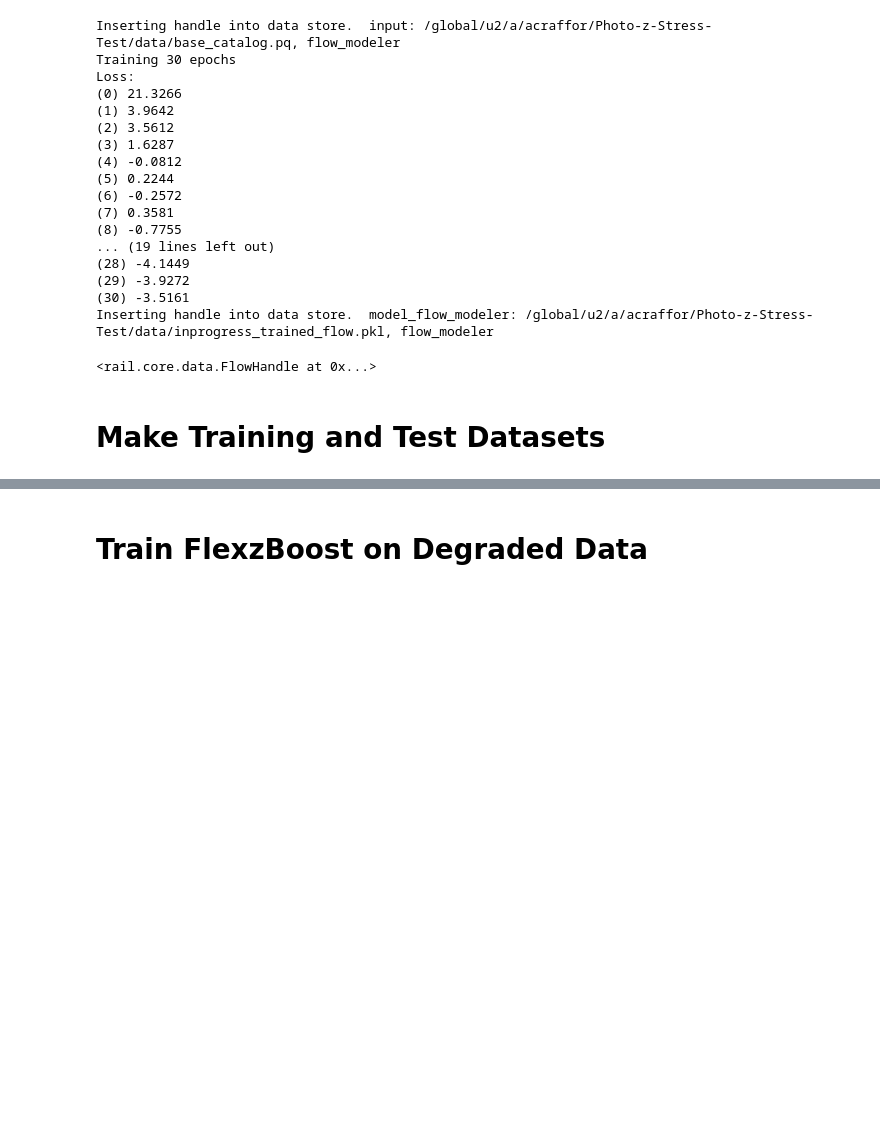
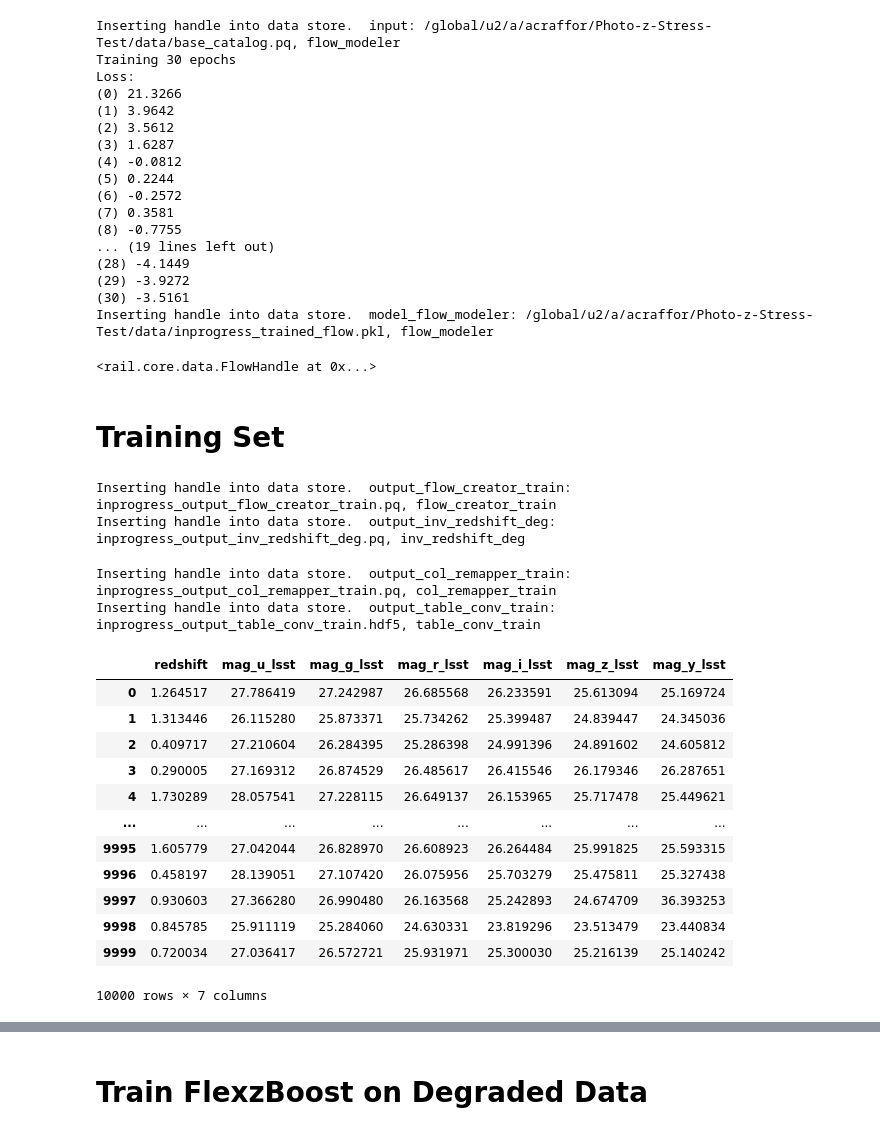
Before and after one commit to alice-crafford/Photo-z-Stress-Test, a Jupyter notebook: Learning-to-Use-Golden_Spike.ipynb, the cells around one changed output, grey strips where cells are left out. Saved outputs shown, nothing was run; the diff lists cells and outputs as text; code cells hidden in the pictures; blank space fills up the shorter version.

```diff
--- a/Learning-to-Use-Golden_Spike.ipynb
+++ b/Learning-to-Use-Golden_Spike.ipynb
@@ -94,7 +94,7 @@ Loss:
 Inserting handle into data store.  model_flow_modeler: /global/u2/a/acraffor/Photo-z-Stress-Test/data/inprogress_trained_flow.pkl, flow_modeler
 <rail.core.data.FlowHandle at 0x...>
 # %% [markdown]
-# Make Training and Test Datasets
+# Training Set
 # %%
 #take a sample of 10,000 galaxies from the model created above to use as a training set
 flow_creator_train = FlowCreator.make_stage(
@@ -108,27 +108,13 @@ flow_creator_train = FlowCreator.make_stage(
 control_train_data = flow_creator_train.sample(10000, 1235)
 
 # the inverse redshift degrader stage
-inv_redshift = InvRedshiftIncompleteness.make_stage(
-    name='inv_redshift',
+inv_redshift_deg = InvRedshiftIncompleteness.make_stage(
+    name='inv_redshift_deg',
     pivot_redshift=1.0,
 )
 
-deg_train_data =
-
-#take a sample of 100,000 galaxies from the model created above to use as a test set
-flow_creator_test = FlowCreator.make_stage(
-    name='flow_creator_test',
-    model=flow_modeler.get_handle("model"),
-    n_samples=100000,
-    seed=1235,
-)
-
-control_test_data =
-
-lsst_error_model_train = LSSTErrorModel.make_stage(
-    name='lsst_error_model_train',
-    bandNames=band_dict,
-    seed=29,
-)
-
-deg_test_data =
+#degraded training set, using inverse redshift degrader
+deg_train_data = inv_redshift_deg(control_train_data)
+# %% [output]
+Inserting handle into data store.  output_flow_creator_train: inprogress_output_flow_creator_train.pq, flow_creator_train
+Inserting handle into data store.  output_inv_redshift_deg: inprogress_output_inv_redshift_deg.pq, inv_redshift_deg
@@ -134,0 +132,25 @@ deg_test_data =
+# %%
+#actually make the tables:
+
+#un-degraded training data
+control_train_data_pq = col_remapper(control_train_data)
+table_1_data = table_conv(control_train_data_pq)
+
+table_1 = tables_io.convertObj(table_1_data.data, tables_io.types.PD_DATAFRAME)
+table_1
+# %% [output]
+Inserting handle into data store.  output_col_remapper_train: inprogress_output_col_remapper_train.pq, col_remapper_train
+Inserting handle into data store.  output_table_conv_train: inprogress_output_table_conv_train.hdf5, table_conv_train
+|  | redshift | mag_u_lsst | mag_g_lsst | mag_r_lsst | mag_i_lsst | mag_z_lsst | mag_y_lsst |
+| 0 | 1.264517 | 27.786419 | 27.242987 | 26.685568 | 26.233591 | 25.613094 | 25.169724 |
+| 1 | 1.313446 | 26.115280 | 25.873371 | 25.734262 | 25.399487 | 24.839447 | 24.345036 |
+| 2 | 0.409717 | 27.210604 | 26.284395 | 25.286398 | 24.991396 | 24.891602 | 24.605812 |
+| 3 | 0.290005 | 27.169312 | 26.874529 | 26.485617 | 26.415546 | 26.179346 | 26.287651 |
+| 4 | 1.730289 | 28.057541 | 27.228115 | 26.649137 | 26.153965 | 25.717478 | 25.449621 |
+| ... | ... | ... | ... | ... | ... | ... | ... |
+| 9995 | 1.605779 | 27.042044 | 26.828970 | 26.608923 | 26.264484 | 25.991825 | 25.593315 |
+| 9996 | 0.458197 | 28.139051 | 27.107420 | 26.075956 | 25.703279 | 25.475811 | 25.327438 |
+| 9997 | 0.930603 | 27.366280 | 26.990480 | 26.163568 | 25.242893 | 24.674709 | 36.393253 |
+| 9998 | 0.845785 | 25.911119 | 25.284060 | 24.630331 | 23.819296 | 23.513479 | 23.440834 |
+| 9999 | 0.720034 | 27.036417 | 26.572721 | 25.931971 | 25.300030 | 25.216139 | 25.140242 |
+10000 rows × 7 columns
```
Also changed, not shown: parts of 6 cells of this notebook.
